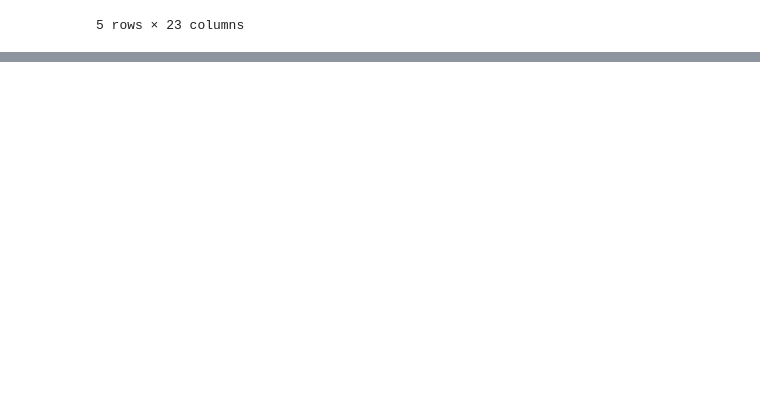
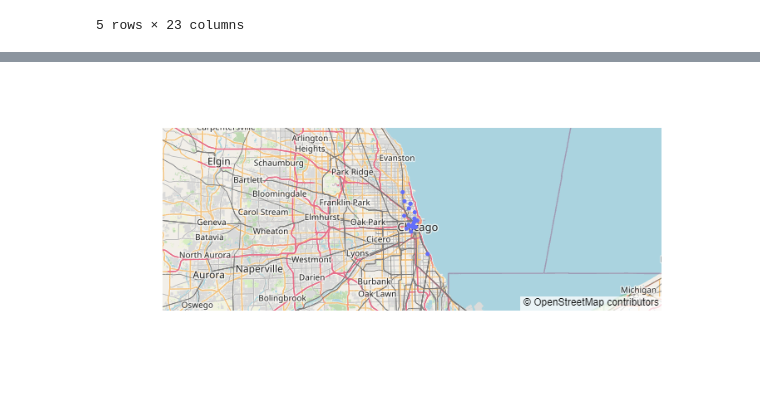
Before and after one commit to SL477/VA-Coursework, a Jupyter notebook: notebook.ipynb, the cells around one changed output, grey strips where cells are left out. Drawn from its saved outputs; the diff is of its cells as text; code cells hidden in the pictures; blank space fills up the shorter version.

Commit message:
Started ploting data

```diff
--- a/notebook.ipynb
+++ b/notebook.ipynb
@@ -131,0 +54,9 @@ df['to_station_name'].nunique().compute()
+# %%
+
+#fig = px.scatter_geo(lat=df['latitude_start'].head(20), lon=df['longitude_start'].head(20))
+fig = px.scatter_mapbox(lat=df['latitude_start'].head(20), lon=df['longitude_start'].head(20))
+fig.update_layout(mapbox_style="open-street-map")
+fig.show()
+# need to split data up by time, as the dataframe is too big for the JS code behind the map
+# %% [output]
+[figure, added]
```
Also changed, not shown: parts of 12 cells of this notebook, 2 other files.
